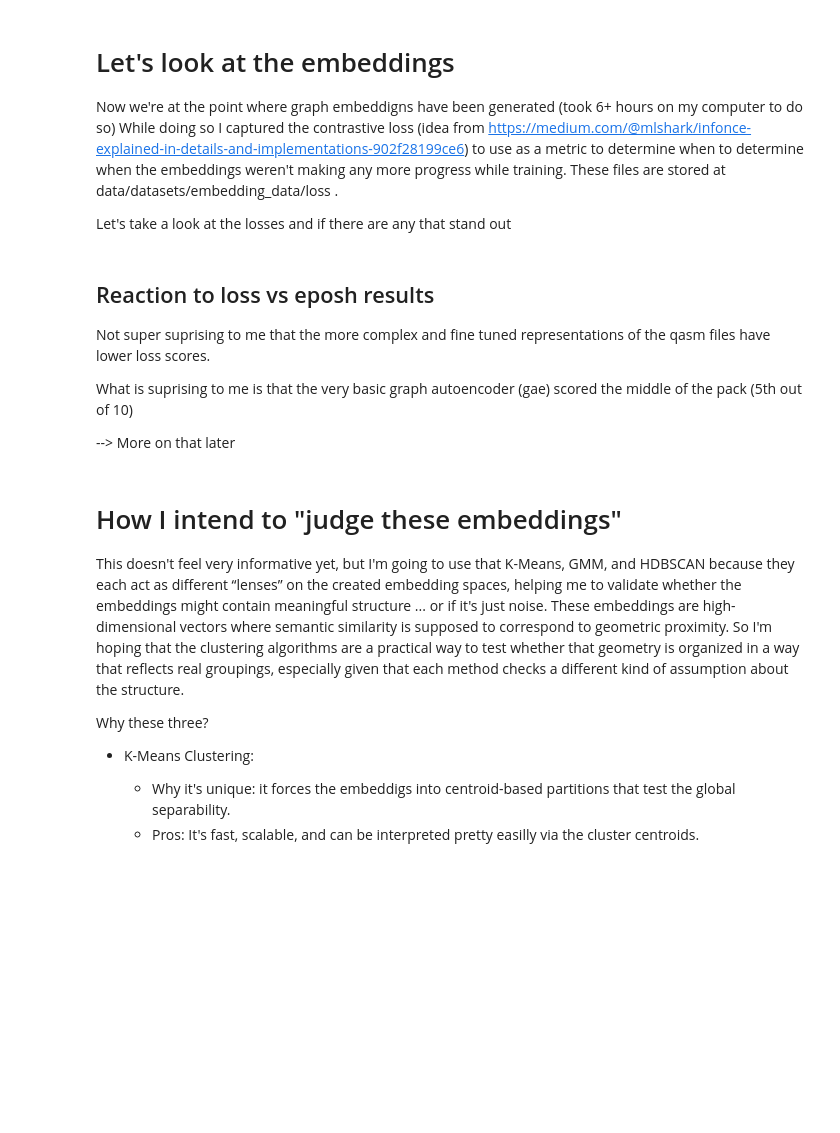
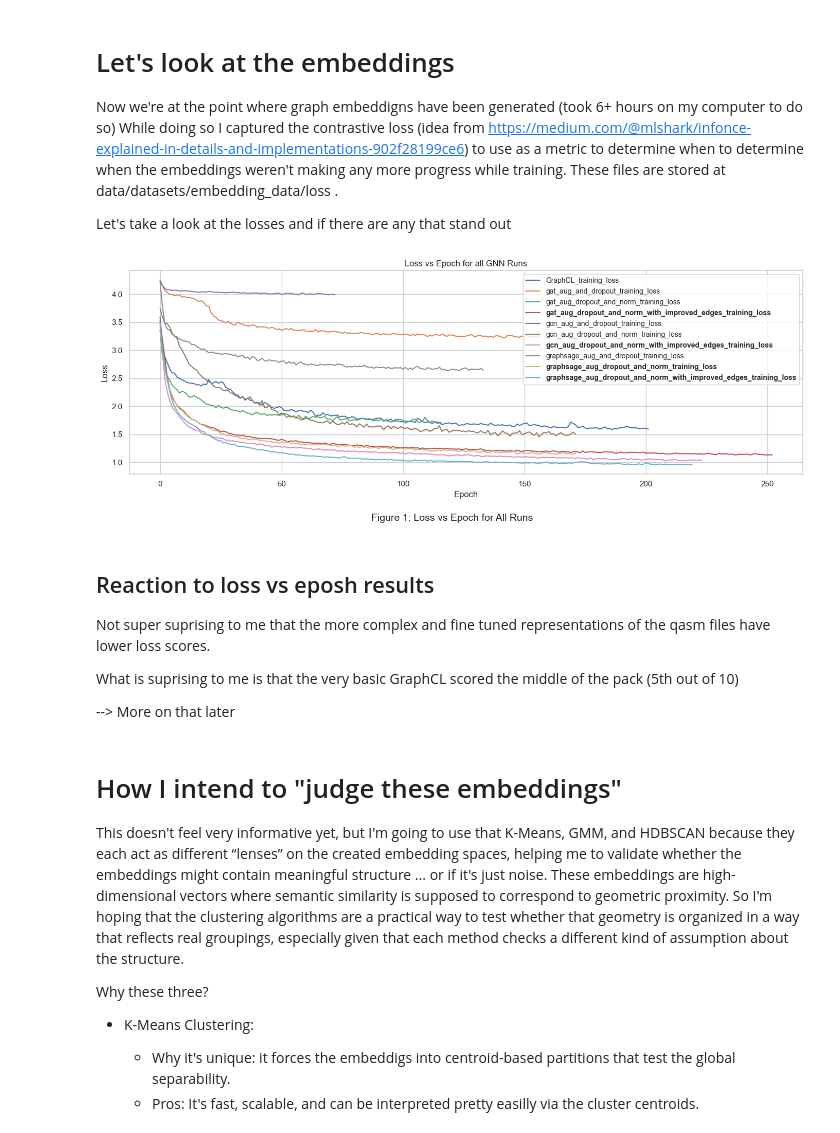
Before and after one commit to StrelzoffUmich/SIADS696_circuit_swaps_and_polarization, a Jupyter notebook: src/unsupervised/unsupervised_learning_results_walkthrough.ipynb, the cells around one changed output. Drawn from its saved outputs; the diff is of its cells as text; code cells hidden in the pictures; blank space fills up the shorter version.

```diff
--- a/src/unsupervised/unsupervised_learning_results_walkthrough.ipynb
+++ b/src/unsupervised/unsupervised_learning_results_walkthrough.ipynb
@@ -17,11 +17,57 @@ While doing so I captured the contrastive loss (idea from https://medium.com/@ml
 These files are stored at data/datasets/embedding_data/loss .
 
 Let's take a look at the losses and if there are any that stand out
+# %%
+import pandas as pd
+import matplotlib.pyplot as plt
+import glob
+import os
+from pathlib import Path
+notebook_dir = Path.cwd()
+
+folder_path = (notebook_dir / "../../data/datasets/embedding_data/loss").resolve()
+csv_files = sorted(glob.glob(os.path.join(folder_path, "*.csv")))
+
+fig, ax = plt.subplots(figsize=(14, 5))
+
+lines = []
+labels = []
+final_losses = []
+
+# plot and store the final loss
+for file in csv_files:
+    df = pd.read_csv(file)
+    label = os.path.basename(file).replace(".csv", "")
+    line, = ax.plot(df["epoch"], df["loss"], label=label)
+    lines.append(line)
+    labels.append(label)
+    final_losses.append(df["loss"].iloc[-1])
+
+# identify the top 4 lowest final loss embeddings
+lowest4_idx = sorted(range(len(final_losses)), key=lambda i: final_losses[i])[:4]
+
+legend = ax.legend(lines, labels, fontsize=10)
+legend_texts = legend.get_texts()
+
+# make those 4 more visible
+for i in lowest4_idx:
+    legend_texts[i].set_fontweight("bold")
+
+ax.set_xlabel("Epoch")
+ax.set_ylabel("Loss")
+ax.grid(True)
+plt.title("Loss vs Epoch for all GNN Runs")
+# change later for figure label in paper
+plt.figtext(0.5, -0.05, "Figure 1: Loss vs Epoch for All Runs", ha="center",fontsize=14)
+plt.tight_layout()
+plt.show()
+# %% [output]
+[figure, added]
 # %% [markdown]
 ## Reaction to loss vs eposh results
 Not super suprising to me that the more complex and fine tuned representations of the qasm files have lower loss scores.
 
-What is suprising to me is that the very basic graph autoencoder (gae) scored the middle of the pack (5th out of 10)
+What is suprising to me is that the very basic GraphCL scored the middle of the pack (5th out of 10)
 
 --> More on that later
 # %% [markdown]
```
Also changed, not shown: parts of 7 cells of this notebook, 4 other files.
